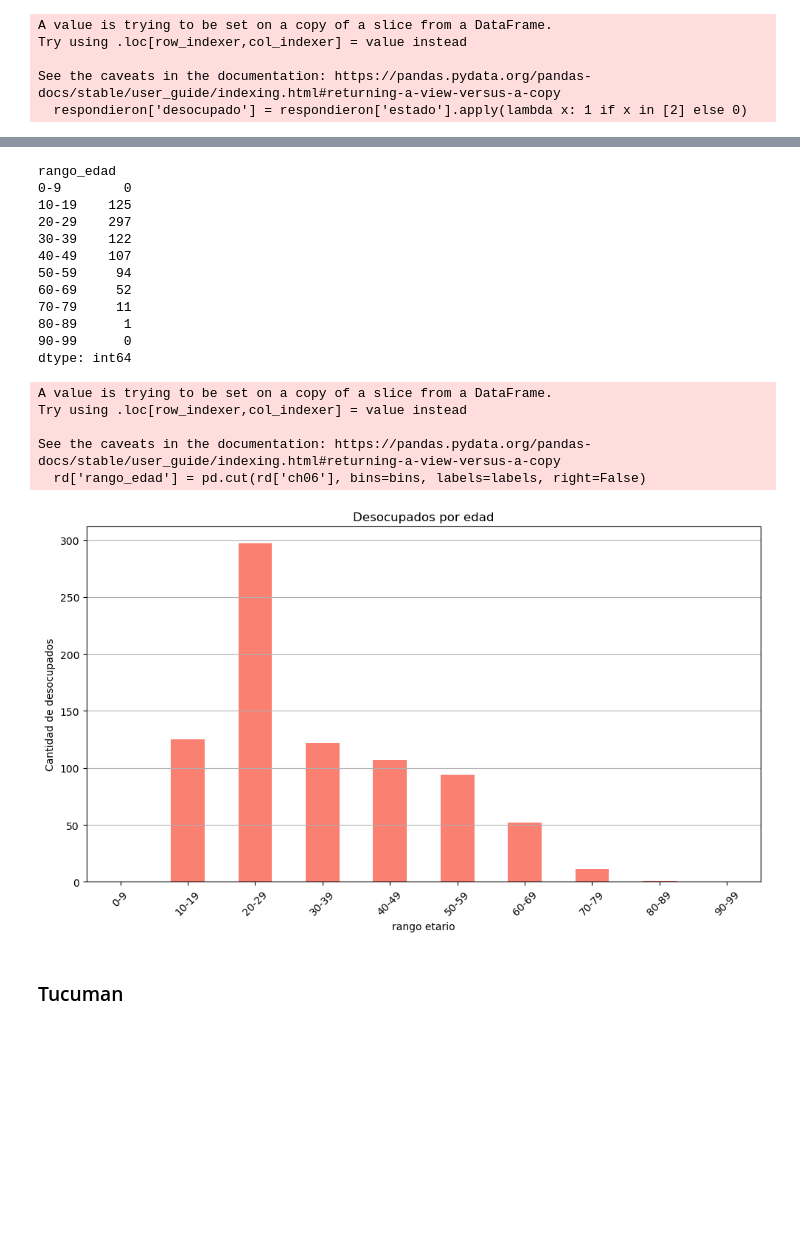
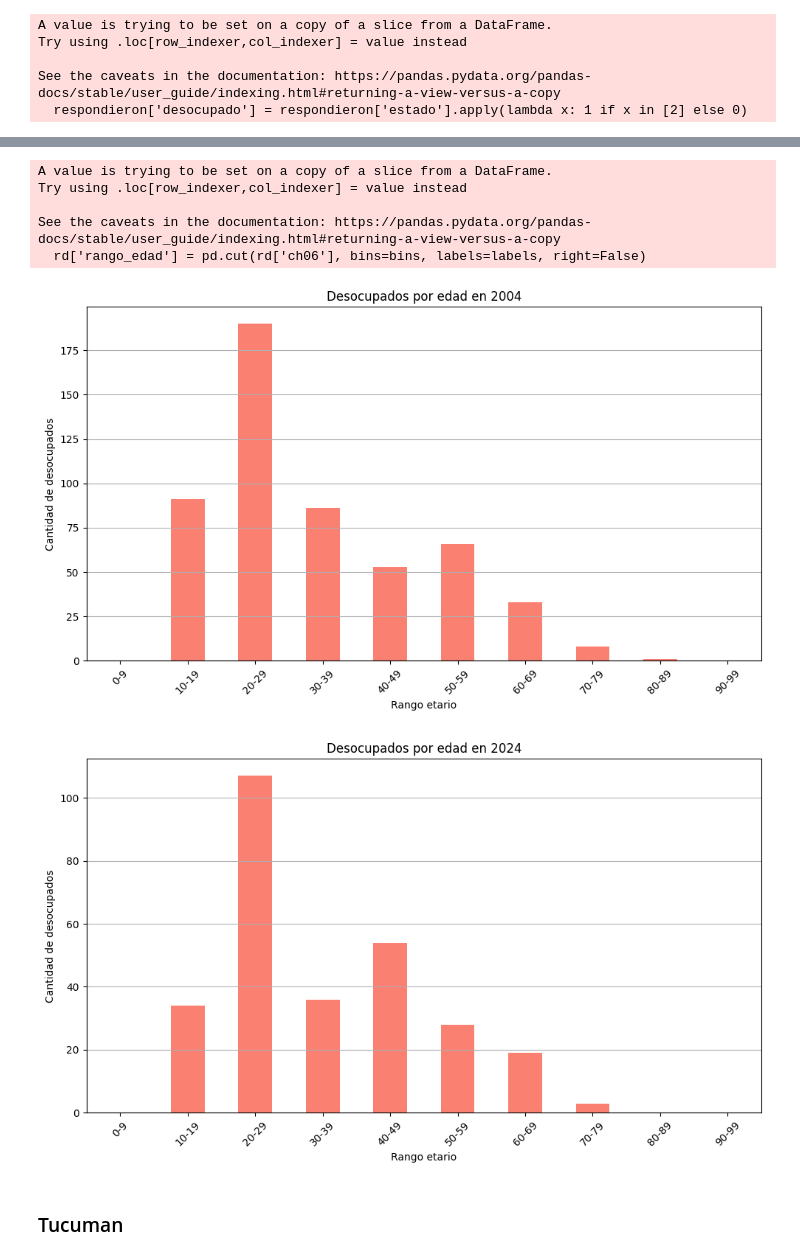
Before and after one commit to miligarofalo/CC408-T2-1, a Jupyter notebook: TP3/Untitled1.ipynb, the cells around one changed output, grey strips where cells are left out. Drawn from its saved outputs; the diff is of its cells as text; code cells hidden in the pictures; blank space fills up the shorter version.

```diff
--- a/TP3/Untitled1.ipynb
+++ b/TP3/Untitled1.ipynb
@@ -852,46 +864,40 @@ ano4
 2024.0     1   29   53  123  51  24  0
 # %%
 # rangos cada 10 años
+import pandas as pd
+import matplotlib.pyplot as plt
+
+
 bins = range(0, 101, 10)
 labels = [f'{i}-{i + 9}' for i in bins[:-1]]
 
+# Crear la columna de rango de edad
 rd['rango_edad'] = pd.cut(rd['ch06'], bins=bins, labels=labels, right=False)
-resultado = rd.groupby('rango_edad').size()
 
-# Mostrar el resultado
-print(resultado)
+# Crear gráficos para cada año
+for year in [2004, 2024]:
+    resultado = rd[rd['ano4'] == year].groupby('rango_edad').size()
 
-# Crear gráfico de barras
-plt.figure(figsize=(10, 6))
-resultado.plot(kind='bar', color='salmon')
-plt.title('Desocupados por edad')
-plt.xlabel('rango etario')
-plt.ylabel('Cantidad de desocupados')
-plt.xticks(rotation=45)
-plt.grid(axis='y')
+    # Crear gráfico de barras
+    plt.figure(figsize=(10, 6))
+    resultado.plot(kind='bar', color='salmon')
+    plt.title(f'Desocupados por edad en {year}')
+    plt.xlabel('Rango etario')
+    plt.ylabel('Cantidad de desocupados')
+    plt.xticks(rotation=45)
+    plt.grid(axis='y')
 
-# Mostrar el gráfico
-plt.tight_layout()
-plt.show()
+    # Mostrar el gráfico
+    plt.tight_layout()
+    plt.show()
 # %% [output]
-rango_edad
-0-9        0
-10-19    125
-20-29    297
-30-39    122
-40-49    107
-50-59     94
-60-69     52
-70-79     11
-80-89      1
-90-99      0
-dtype: int64
+A value is trying to be set on a copy of a slice from a DataFrame.
+Try using .loc[row_indexer,col_indexer] = value instead
+
+See the caveats in the documentation: https://pandas.pydata.org/pandas-docs/stable/user_guide/indexing.html#returning-a-view-versus-a-copy
+  rd['rango_edad'] = pd.cut(rd['ch06'], bins=bins, labels=labels, right=False)
-A value is trying to be set on a copy of a slice from a DataFrame.
-Try using .loc[row_indexer,col_indexer] = value instead
-
-See the caveats in the documentation: https://pandas.pydata.org/pandas-docs/stable/user_guide/indexing.html#returning-a-view-versus-a-copy
-  rd['rango_edad'] = pd.cut(rd['ch06'], bins=bins, labels=labels, right=False)
-[figure, old version]
+[figure, new version]
+[figure, added]
 # %% [markdown]
 ### Tucuman
 # %%
```
Also changed, not shown: parts of 10 cells of this notebook.
